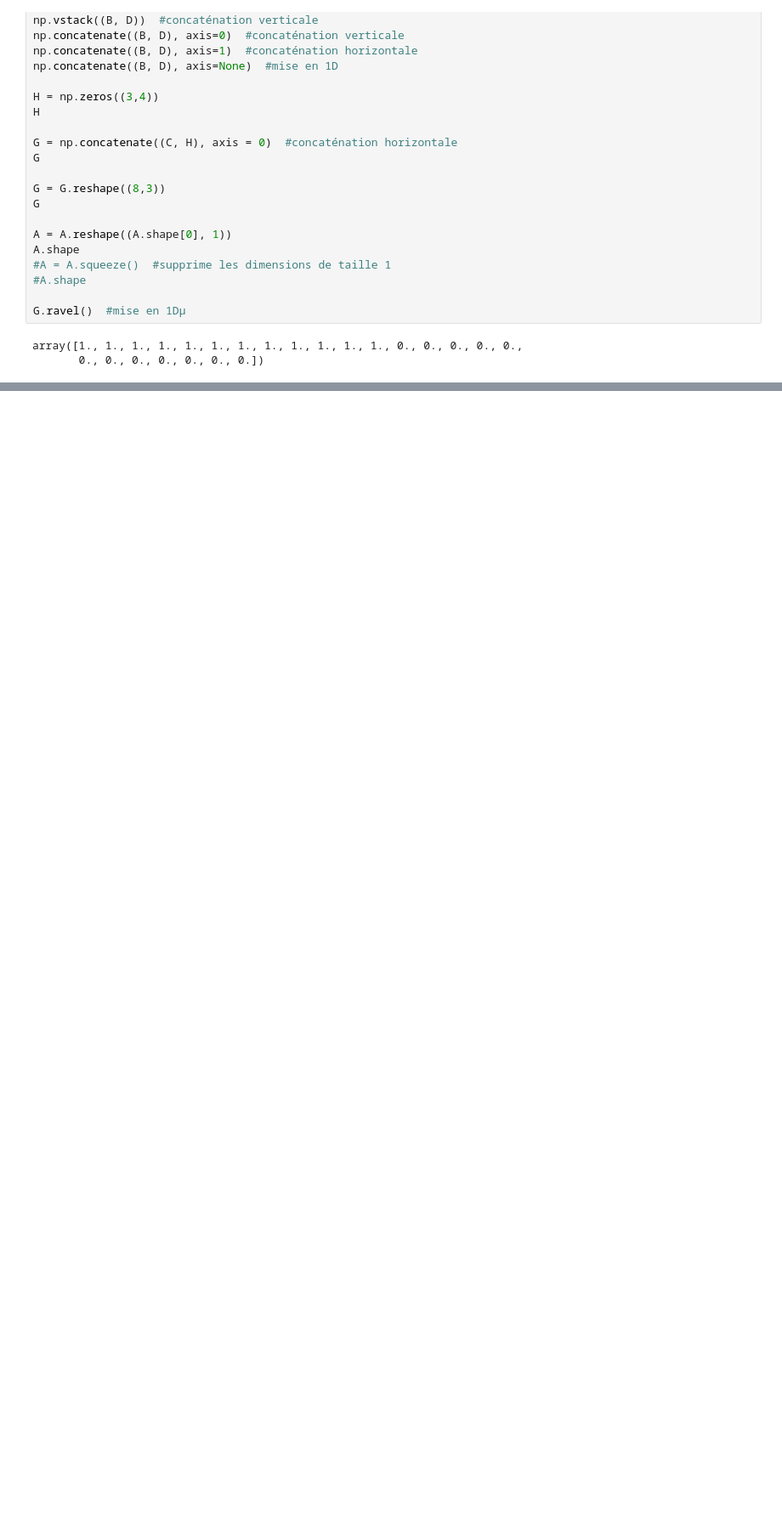
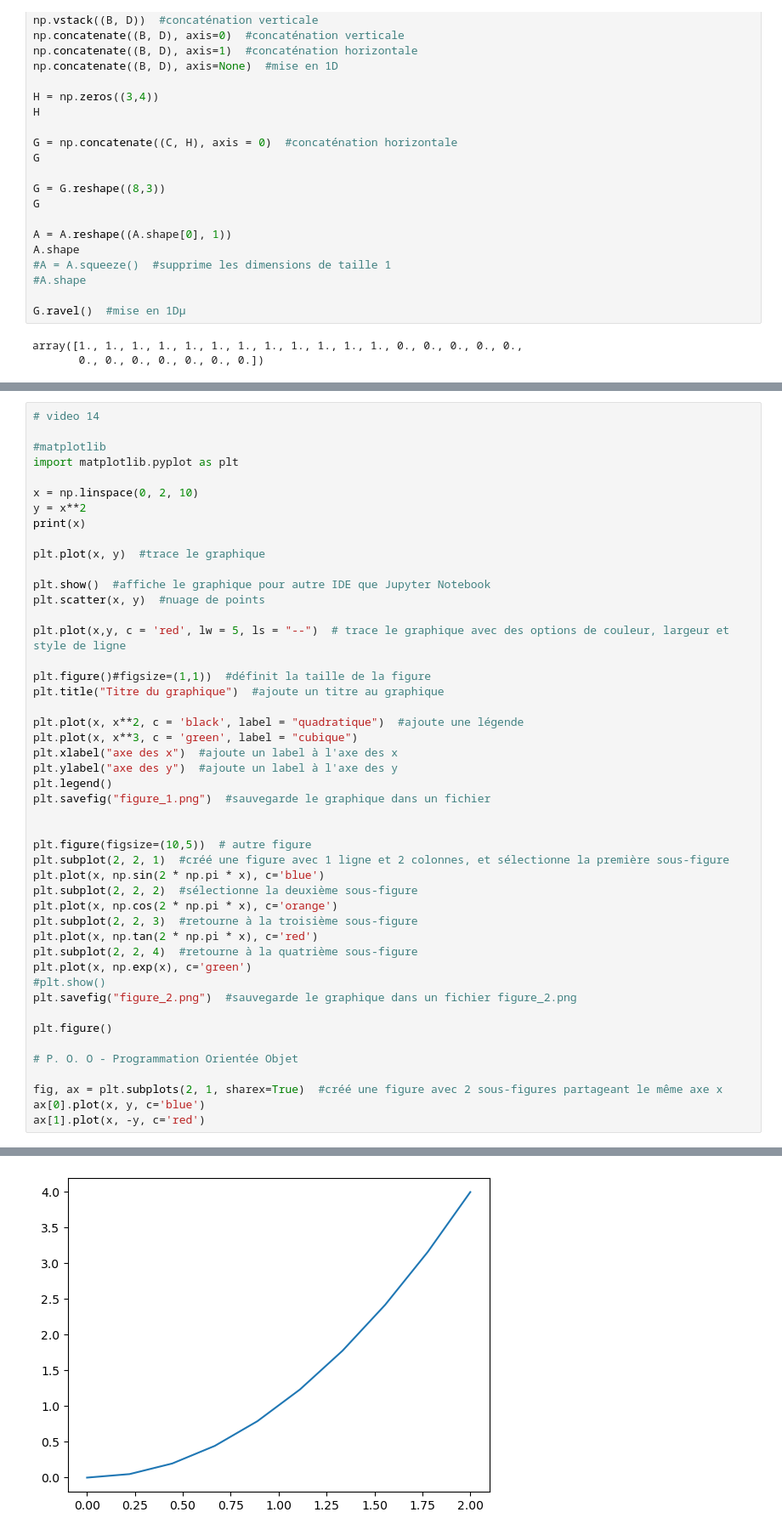
Before and after one commit to Bastion-LAB-UNIKIN/python_learning, a Jupyter notebook: machine_lenia.ipynb, the cells around one changed output, grey strips where cells are left out. Shown at 85% size. Drawn from its saved outputs; the diff is of its cells as text; blank space fills up the shorter version.

Commit message:
15 eme video

```diff
--- a/machine_lenia.ipynb
+++ b/machine_lenia.ipynb
@@ -384,0 +468,48 @@ array([[-1.16514984,  0.90082649,  0.46566244, -1.53624369,  1.        ],
+# %%
+# video 14
+
+#matplotlib
+import matplotlib.pyplot as plt
+
+x = np.linspace(0, 2, 10)
+y = x**2
+print(x)
+
+plt.plot(x, y)  #trace le graphique
+
+plt.show()  #affiche le graphique pour autre IDE que Jupyter Notebook
+plt.scatter(x, y)  #nuage de points
+
+plt.plot(x,y, c = 'red', lw = 5, ls = "--")  # trace le graphique avec des options de couleur, largeur et style de ligne
+
+plt.figure()#figsize=(1,1))  #définit la taille de la figure
+plt.title("Titre du graphique")  #ajoute un titre au graphique
+
+plt.plot(x, x**2, c = 'black', label = "quadratique")  #ajoute une légende
+plt.plot(x, x**3, c = 'green', label = "cubique")
+plt.xlabel("axe des x")  #ajoute un label à l'axe des x
+plt.ylabel("axe des y")  #ajoute un label à l'axe des y
+plt.legend()
+plt.savefig("figure_1.png")  #sauvegarde le graphique dans un fichier
+
+
+plt.figure(figsize=(10,5))  # autre figure
+plt.subplot(2, 2, 1)  #créé une figure avec 1 ligne et 2 colonnes, et sélectionne la première sous-figure
+plt.plot(x, np.sin(2 * np.pi * x), c='blue')
+plt.subplot(2, 2, 2)  #sélectionne la deuxième sous-figure
+plt.plot(x, np.cos(2 * np.pi * x), c='orange')
+plt.subplot(2, 2, 3)  #retourne à la troisième sous-figure
+plt.plot(x, np.tan(2 * np.pi * x), c='red')
+plt.subplot(2, 2, 4)  #retourne à la quatrième sous-figure
+plt.plot(x, np.exp(x), c='green')
+#plt.show()
+plt.savefig("figure_2.png")  #sauvegarde le graphique dans un fichier figure_2.png
+
+plt.figure()
+
+# P. O. O - Programmation Orientée Objet
+
+fig, ax = plt.subplots(2, 1, sharex=True)  #créé une figure avec 2 sous-figures partageant le même axe x
+ax[0].plot(x, y, c='blue')
+ax[1].plot(x, -y, c='red')
+# %% [output]
@@ -384,0 +518 @@ array([[-1.16514984,  0.90082649,  0.46566244, -1.53624369,  1.        ],
+[figure, added]
```
Also changed, not shown: parts of 8 cells of this notebook.
